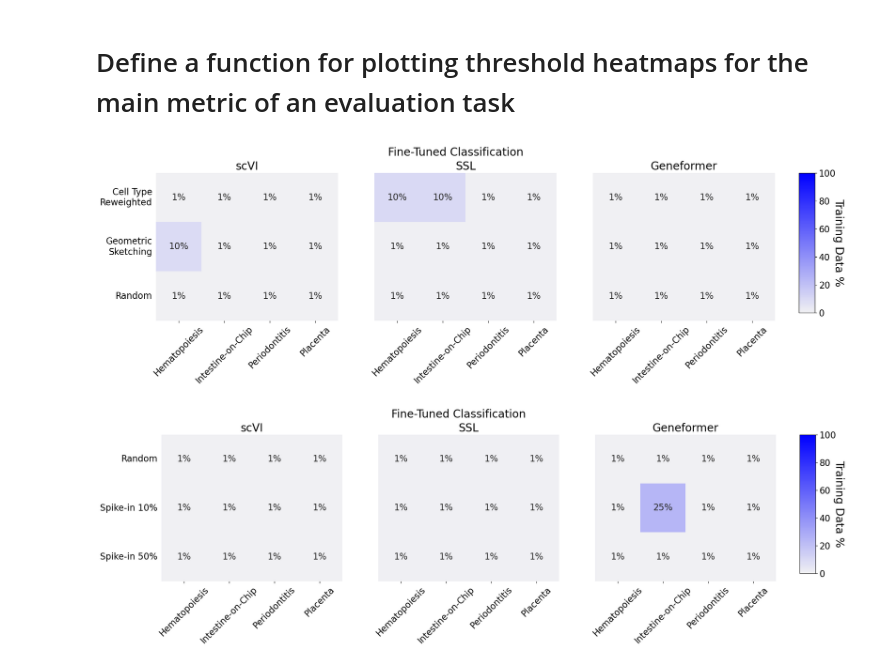
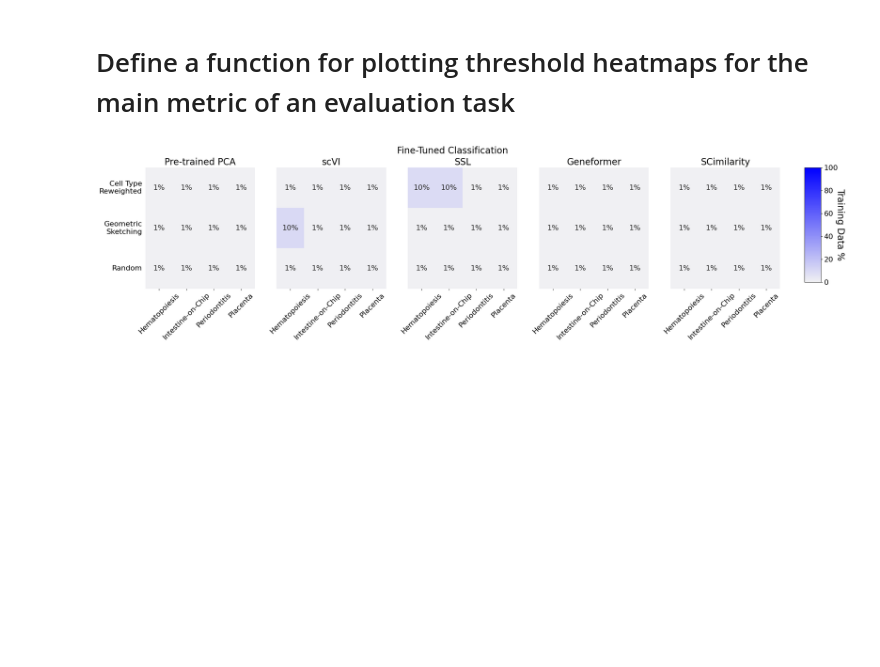
Before and after one commit to microsoft/scFM-dataselection, a Jupyter notebook: plotting/heatmaps.ipynb, the cells around one changed output. Saved outputs shown, nothing was run; the diff lists cells and outputs as text; code cells hidden in the pictures; blank space fills up the shorter version.

Commit message:
update plotting

```diff
--- a/plotting/heatmaps.ipynb
+++ b/plotting/heatmaps.ipynb
@@ -40,7 +41,7 @@ def plot_heatmap(metrics_dfs,
 
     fig, axes = plt.subplots(nrows=1, ncols=len(metrics_dfs))
     fig.set_figheight(5)
-    fig.set_figwidth(20)
+    fig.set_figwidth(25)
 
 
 
@@ -58,6 +59,8 @@ def plot_heatmap(metrics_dfs,
 
 
     for i, metrics_df in enumerate(metrics_dfs):
+
+        metrics_df = metrics_df[metrics_df.percentage != 0]
 
         plateau_dict = defaultdict(list)
 
@@ -109,6 +112,7 @@ def plot_heatmap(metrics_dfs,
             ax.set_yticklabels([''] * len(methods))
 
         ax.set_xticklabels(dataset_formatted_names, rotation=45)
+
         ax.title.set_text(f'{model_names[i]}')
         ax.set(xlabel="")
         ax.set(ylabel="")
@@ -127,6 +131,7 @@ def plot_heatmap(metrics_dfs,
     cbar.set_label('Training Data %', rotation=270, labelpad=15)
     cbar.mappable.set_clim(0, 100)
 
+    os.makedirs("figures/heatmaps", exist_ok=True)
 
     if include_spikeins:
         filename = f"figures/heatmaps/{evaluation}_heatmap_spikeins.png"
@@ -137,33 +142,29 @@ def plot_heatmap(metrics_dfs,
     plt.savefig(filename, dpi=300, bbox_inches="tight")
 # %%
 # fine tune classification
+pretrained_finetune_df = pd.read_csv("metrics_csvs/PretrainedPCA_finetune_classification_eval_results.csv", index_col=0)
 gf_finetune_df = pd.read_csv("metrics_csvs/Geneformer_finetune_classification_eval_results.csv", index_col=0)
 ssl_finetune_df = pd.read_csv("metrics_csvs/SSL_finetune_classification_eval_results.csv", index_col=0)
 scvi_finetune_df = pd.read_csv("metrics_csvs/scvi_finetune_classification_eval_results.csv", index_col=0)
+scimilarity_finetune_df = pd.read_csv("metrics_csvs/SCimilarity_finetune_classification_eval_results.csv", index_col=0)
 
-metrics_dfs = [scvi_finetune_df, ssl_finetune_df, gf_finetune_df]
-model_names = ["scVI", "SSL", "Geneformer"]
+
+metrics_dfs = [pretrained_finetune_df, scvi_finetune_df, ssl_finetune_df, gf_finetune_df, scimilarity_finetune_df]
+model_names = ["Pre-trained PCA", "scVI", "SSL", "Geneformer", "SCimilarity"]
 
 # alphabetical order because that is what pandas does by default
 dataset_names = ["hematopoiesis", "intestine", "periodontitis", "placenta"]
 dataset_formatted_names = ["Hematopoiesis", "Intestine-on-Chip", "Periodontitis", "Placenta"]
 
 plot_title = "Fine-Tuned Classification"
 
 evaluation = "fine_tune_classification"
 
 include_downsampling_schemes = True
 include_spikeins = False
 
 plot_heatmap(metrics_dfs, model_names, evaluation, "micro_f1", dataset_names, dataset_formatted_names, plot_title, include_downsampling_schemes, include_spikeins)
-
-
-include_downsampling_schemes = False
-include_spikeins = True
-
-plot_heatmap(metrics_dfs, model_names, evaluation, "micro_f1", dataset_names, dataset_formatted_names, plot_title, include_downsampling_schemes, include_spikeins)
 # %% [output]
-[figure, old version]
+[figure, new version]
-[figure, removed]
 # %%
 # zero-shot classification
```
Also changed, not shown: parts of 8 cells of this notebook, 6 other files.
